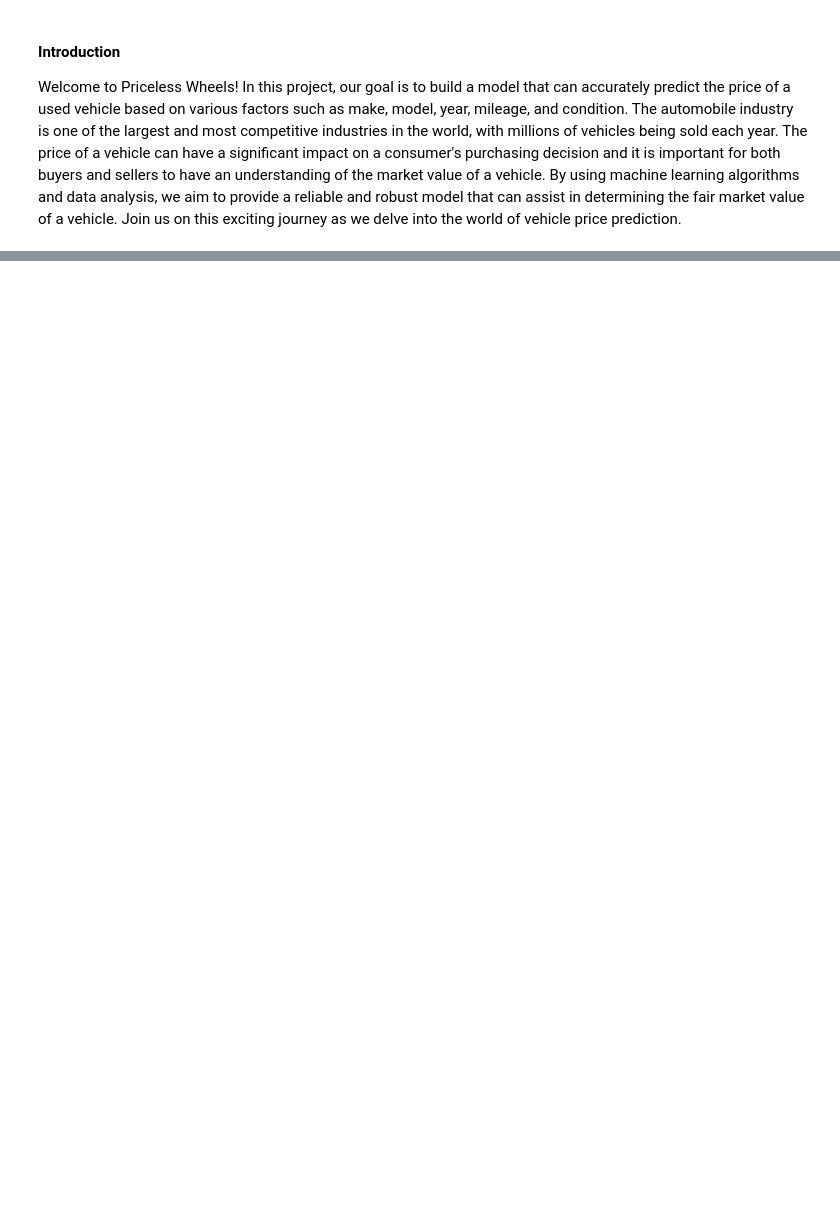
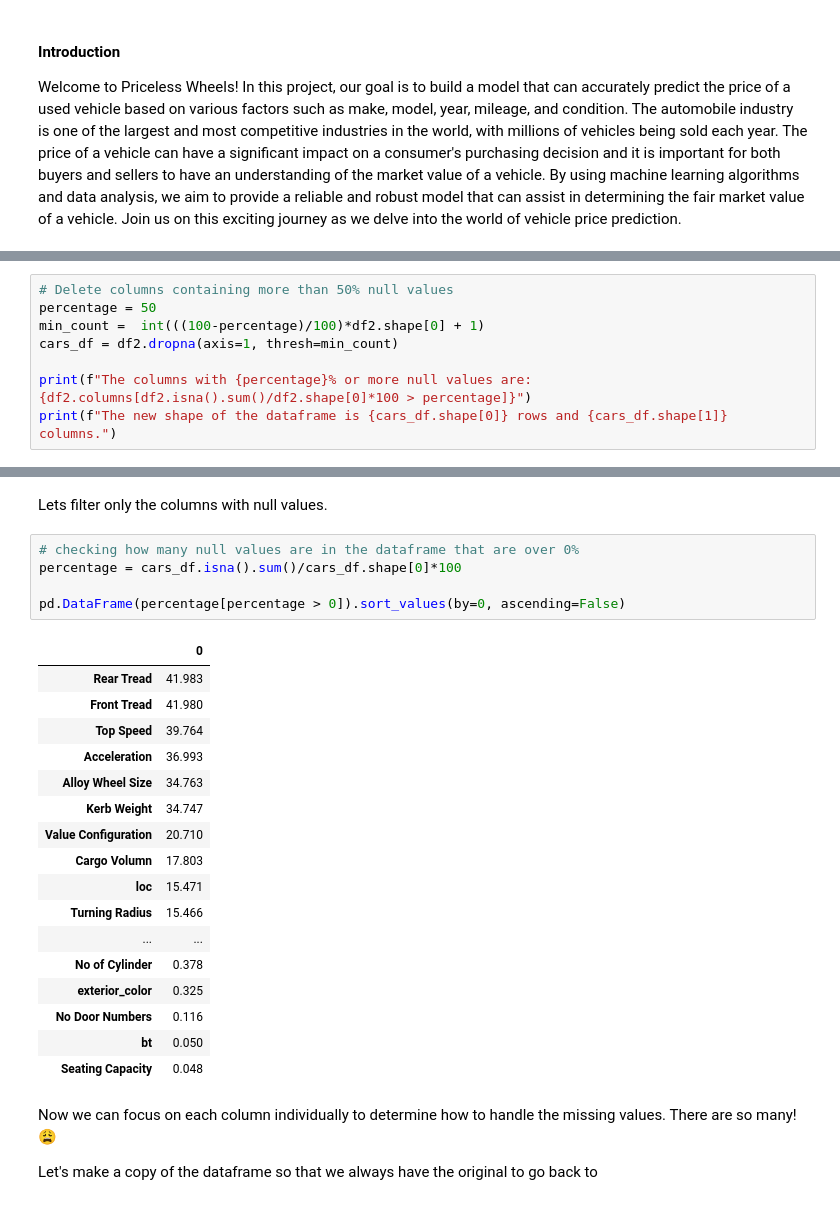
Before and after one commit to chats-bug/Priceless-Wheels, a Jupyter notebook: notebooks/data_cleaning.ipynb, the cells around one changed output, grey strips where cells are left out. Saved outputs shown, nothing was run; the diff lists cells and outputs as text; blank space fills up the shorter version.

```diff
--- a/notebooks/data_cleaning.ipynb
+++ b/notebooks/data_cleaning.ipynb
@@ -8,0 +231,8 @@ This data is scrapped from https://www.cardekho.com/. This data is meant for res
+# %%
+# Delete columns containing more than 50% null values
+percentage = 50
+min_count =  int(((100-percentage)/100)*df2.shape[0] + 1)
+cars_df = df2.dropna(axis=1, thresh=min_count)
+
+print(f"The columns with {percentage}% or more null values are: {df2.columns[df2.isna().sum()/df2.shape[0]*100 > percentage]}")
+print(f"The new shape of the dataframe is {cars_df.shape[0]} rows and {cars_df.shape[1]} columns.")
@@ -8,0 +251,29 @@ This data is scrapped from https://www.cardekho.com/. This data is meant for res
+# %% [markdown]
+Lets filter only the columns with null values.
+# %%
+# checking how many null values are in the dataframe that are over 0%
+percentage = cars_df.isna().sum()/cars_df.shape[0]*100
+
+pd.DataFrame(percentage[percentage > 0]).sort_values(by=0, ascending=False)
+# %% [output]
+|  | 0 |
+| Rear Tread | 41.983 |
+| Front Tread | 41.980 |
+| Top Speed | 39.764 |
+| Acceleration | 36.993 |
+| Alloy Wheel Size | 34.763 |
+| Kerb Weight | 34.747 |
+| Value Configuration | 20.710 |
+| Cargo Volumn | 17.803 |
+| loc | 15.471 |
+| Turning Radius | 15.466 |
+| ... | ... |
+| No of Cylinder | 0.378 |
+| exterior_color | 0.325 |
+| No Door Numbers | 0.116 |
+| bt | 0.050 |
+| Seating Capacity | 0.048 |
+# %% [markdown]
+Now we can focus on each column individually to determine how to handle the missing values. There are so many! 😩
+
+Let's make a copy of the dataframe so that we always have the original to go back to
```
Also changed, not shown: parts of 35 cells of this notebook.
